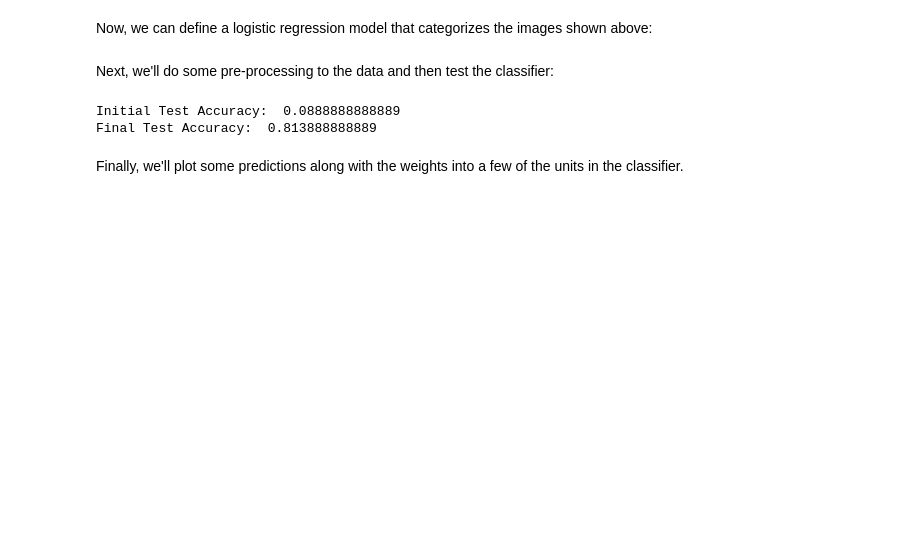
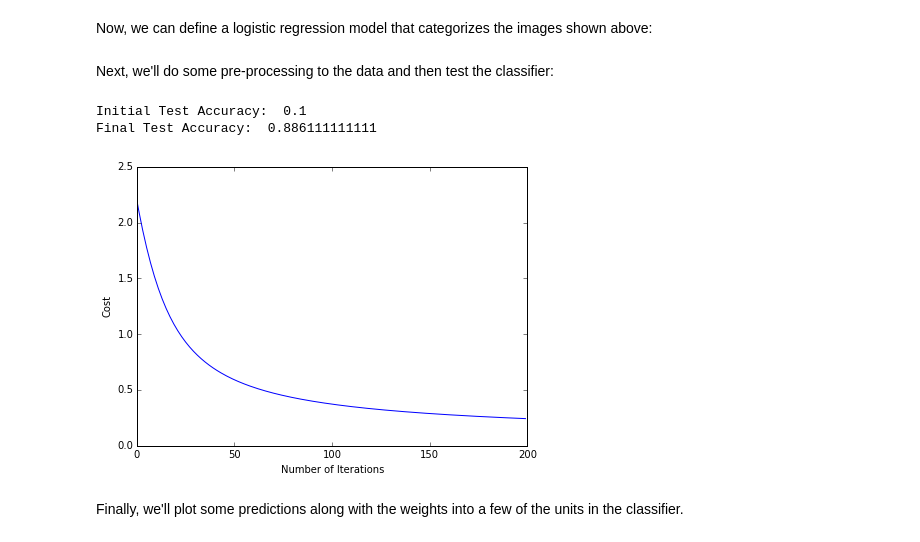
Before and after one commit to pblouw/stat-946, a Jupyter notebook: Backpropogation.ipynb, the cells around one changed output. Drawn from its saved outputs; the diff is of its cells as text; code cells hidden in the pictures; blank space fills up the shorter version.

```diff
--- a/Backpropogation.ipynb
+++ b/Backpropogation.ipynb
@@ -82,15 +82,22 @@ class Model(object):
         return 1.0/(1+np.exp(-z))
 
     @staticmethod
-    def targets_to_matrix(targets):
+    def softmax(z):
+        return np.exp(z) / np.sum(np.exp(z), axis=0)
+
+    @staticmethod
+    def binarize(targets):
         indices = [tuple(targets),tuple(range(len(targets)))]
-        tmatrix = np.zeros((10,len(targets)))
+        tmatrix = np.zeros((max(targets)+1,len(targets)))
         tmatrix[indices] = 1
         return tmatrix
 
-    def softmax(self, activities, weights):
-        logit = self.sigmoid(np.dot(weights, activities.T))
-        return np.exp(logit) / np.sum(np.exp(logit), axis=0)
+    def plot_costs(self):
+        plt.figure(figsize=(7,5))
+        plt.plot(np.arange(len(self.costs)), self.costs)
+        plt.ylabel('Cost')
+        plt.xlabel('Number of Iterations')
+        plt.show()
 # %% [markdown]
 Now, we can define a logistic regression model that categorizes the images shown above:
 # %%
@@ -132,33 +150,36 @@ Next, we'll do some pre-processing to the data and then test the classifier:
 # %%
 # Number of data points and input dimensionality.
 n = len(digits.images)
 d = 64
 
 # Set train-test ratio
 ratio = 0.8
 
 # Normalize features and add bias terms to dataset
 images = digits.images.reshape(n, d)
 images = images / np.max(images)
 images = np.append(np.ones((n,1)), images, axis=1)
 
 # Split into train and test sets
 train_data = images[range(int(ratio*n)),:]
 train_targs = digits.target[range(int(ratio*n))]
 test_data = images[range(int(ratio*n),n),:]
 test_targs = digits.target[range(int(ratio*n), n)]
 
 # Train the model and display results
 classifier = LogisticRegression(d, 10)
 
 print 'Initial Test Accuracy: ', classifier.test_accuracy(test_data, test_targs)
 
-classifier.train(train_data, train_targs, iters=100)
+classifier.train(train_data, train_targs, iters=200)
 
 print 'Final Test Accuracy: ', classifier.test_accuracy(test_data, test_targs)
+
+classifier.plot_costs()
 # %% [output]
-Initial Test Accuracy:  0.0888888888889
-Final Test Accuracy:  0.813888888889
+Initial Test Accuracy:  0.1
+Final Test Accuracy:  0.886111111111
+[figure, added]
 # %% [markdown]
 Finally, we'll plot some predictions along with the weights into a few of the units in the classifier.
 # %%
```
Also changed, not shown: parts of 10 cells of this notebook.
